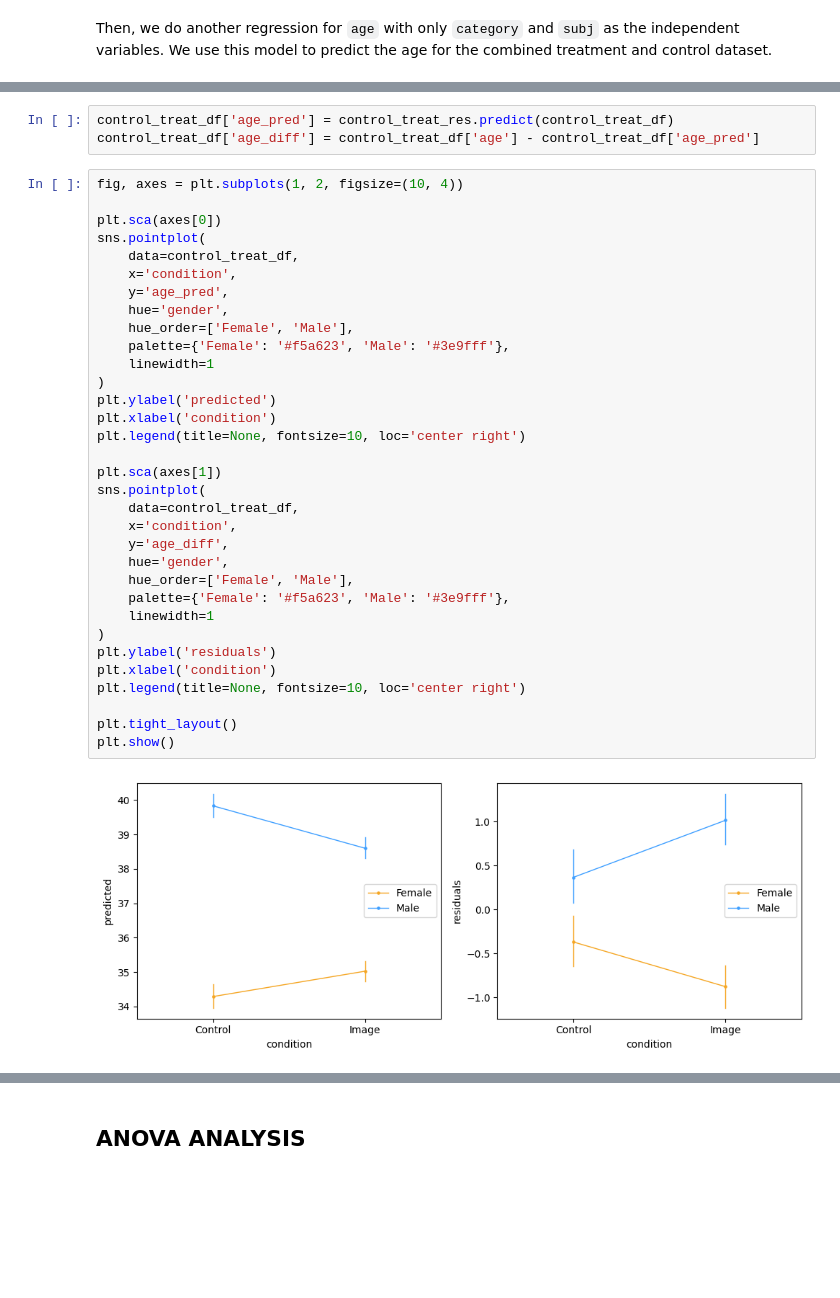
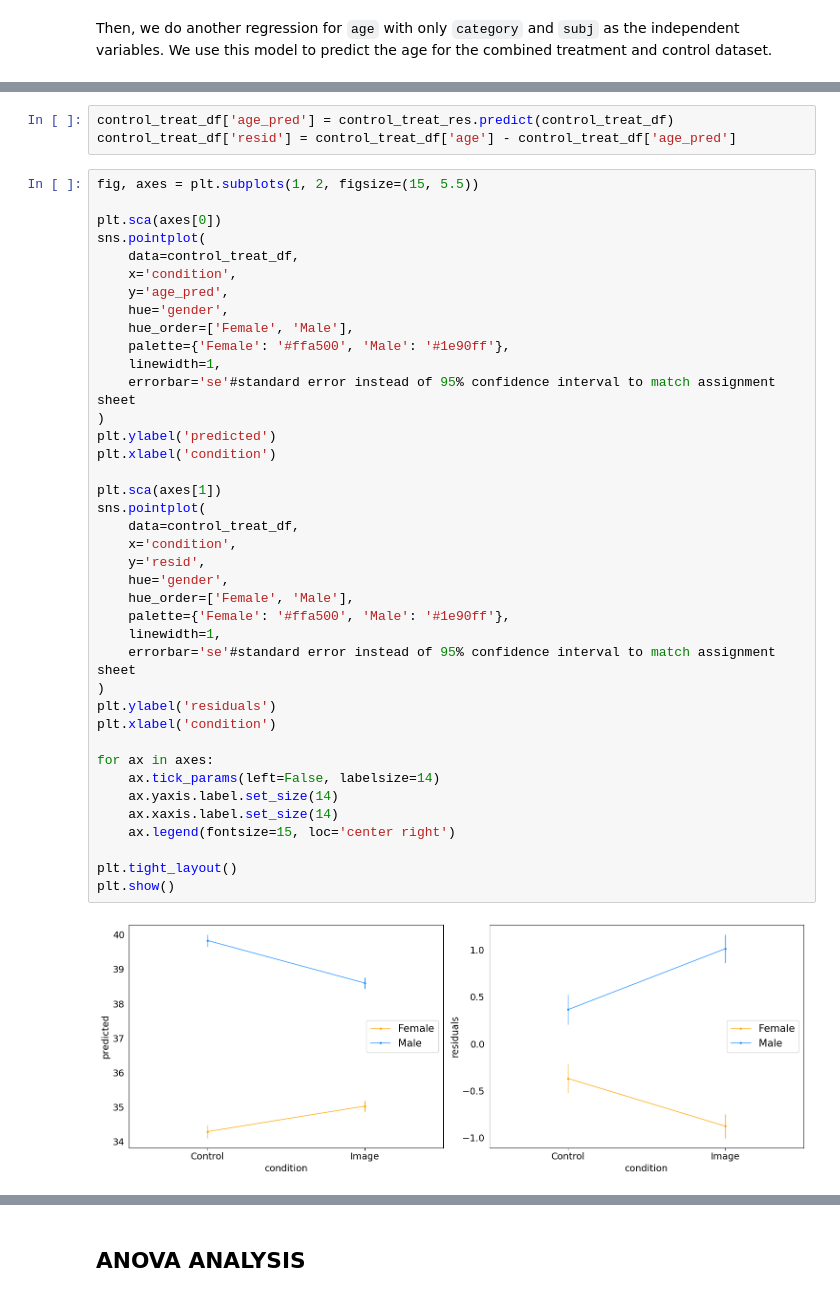
Before and after one commit to romgzn/Data_Analysis_Machine_Learning_Assignments, a Jupyter notebook: second_assignment/age_gender_cor.ipynb, the cells around one changed output, grey strips where cells are left out. Saved outputs shown, nothing was run; the diff lists cells and outputs as text; blank space fills up the shorter version.

Commit message:
Add unfinished static regression plot and regression plot commentary

```diff
--- a/second_assignment/age_gender_cor.ipynb
+++ b/second_assignment/age_gender_cor.ipynb
@@ -379,38 +506,44 @@ the residuals of the predictions are displayed.
 # %%
 control_treat_df['age_pred'] = control_treat_res.predict(control_treat_df)
-control_treat_df['age_diff'] = control_treat_df['age'] - control_treat_df['age_pred']
+control_treat_df['resid'] = control_treat_df['age'] - control_treat_df['age_pred']
 # %%
-fig, axes = plt.subplots(1, 2, figsize=(10, 4))
+fig, axes = plt.subplots(1, 2, figsize=(15, 5.5))
 
 plt.sca(axes[0])
 sns.pointplot(
     data=control_treat_df,
     x='condition',
     y='age_pred',
     hue='gender',
     hue_order=['Female', 'Male'],
-    palette={'Female': '#f5a623', 'Male': '#3e9fff'},
-    linewidth=1
+    palette={'Female': '#ffa500', 'Male': '#1e90ff'},
+    linewidth=1,
+    errorbar='se'#standard error instead of 95% confidence interval to match assignment sheet
 )
 plt.ylabel('predicted')
 plt.xlabel('condition')
-plt.legend(title=None, fontsize=10, loc='center right')
 
 plt.sca(axes[1])
 sns.pointplot(
     data=control_treat_df,
     x='condition',
-    y='age_diff',
+    y='resid',
     hue='gender',
     hue_order=['Female', 'Male'],
-    palette={'Female': '#f5a623', 'Male': '#3e9fff'},
-    linewidth=1
+    palette={'Female': '#ffa500', 'Male': '#1e90ff'},
+    linewidth=1,
+    errorbar='se'#standard error instead of 95% confidence interval to match assignment sheet
 )
 plt.ylabel('residuals')
 plt.xlabel('condition')
-plt.legend(title=None, fontsize=10, loc='center right')
+
+for ax in axes:
+    ax.tick_params(left=False, labelsize=14)
+    ax.yaxis.label.set_size(14)
+    ax.xaxis.label.set_size(14)
+    ax.legend(fontsize=15, loc='center right')
 
 plt.tight_layout()
 plt.show()
 # %% [output]
-[figure, old version]
+[figure, new version]
```
Also changed, not shown: parts of 19 cells of this notebook.
